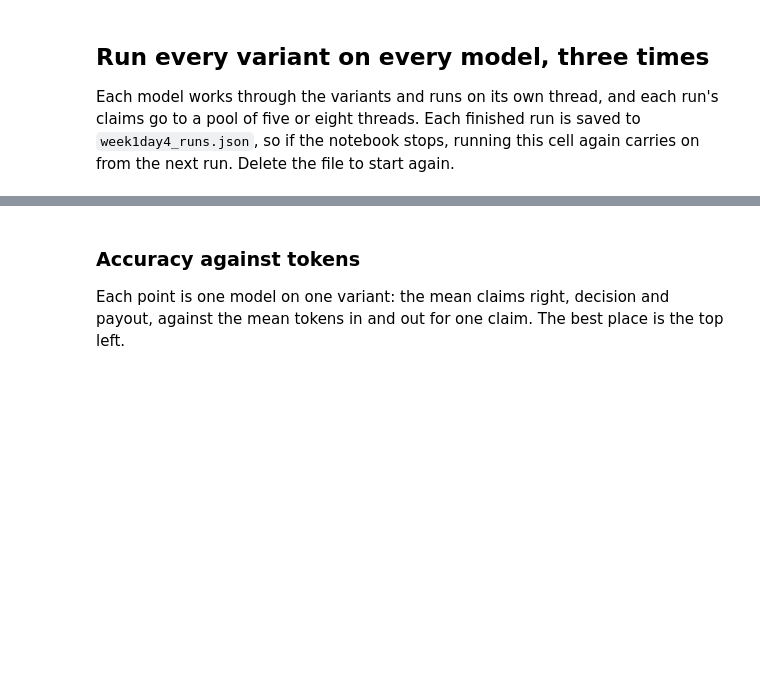
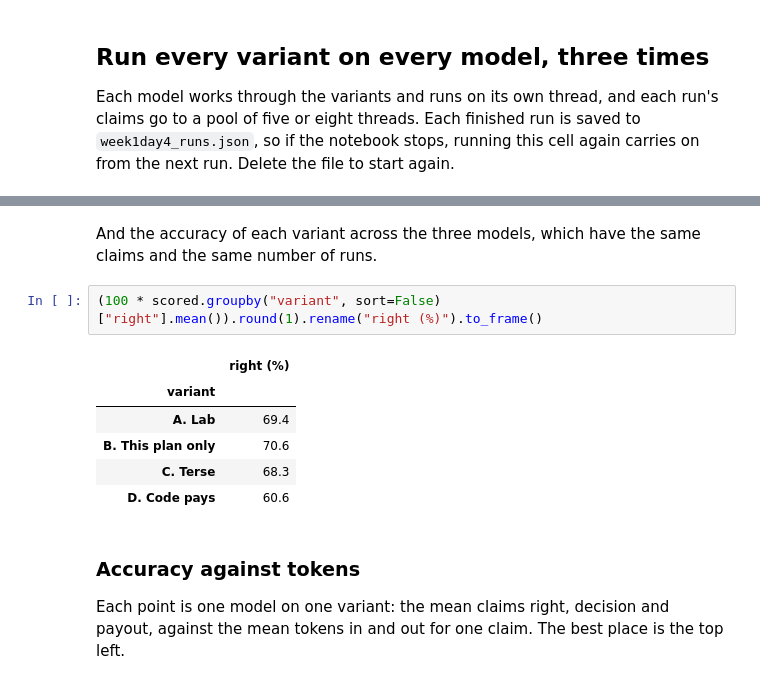
Before and after one commit to Darko-Martinovic/ai-fde-agentic-engineering, a Jupyter notebook: community_contributions/Darko-Martinovic/week1day4_challenge.ipynb, the cells around one changed output, grey strips where cells are left out. Cells and saved outputs as stored; diff of their text form; blank space fills up the shorter version.

```diff
--- a/community_contributions/Darko-Martinovic/week1day4_challenge.ipynb
+++ b/community_contributions/Darko-Martinovic/week1day4_challenge.ipynb
@@ -543,3 +551,14 @@ change
+# %% [markdown]
+And the accuracy of each variant across the three models, which have the same claims and the same number of runs.
+# %%
+(100 * scored.groupby("variant", sort=False)["right"].mean()).round(1).rename("right (%)").to_frame()
+# %% [output]
+|  | right (%) |
+| variant |  |
+| A. Lab | 69.4 |
+| B. This plan only | 70.6 |
+| C. Terse | 68.3 |
+| D. Code pays | 60.6 |
 # %% [markdown]
 ### Accuracy against tokens
 
```
Also changed, not shown: parts of 12 cells of this notebook, 2 other files.
